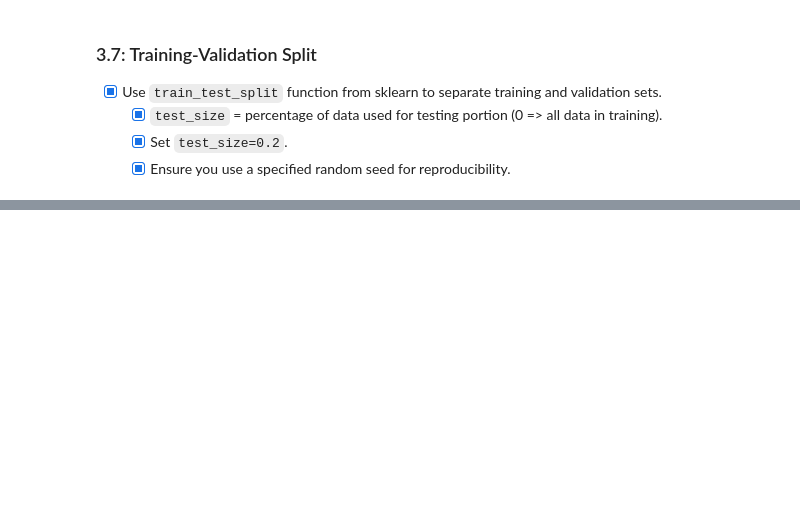
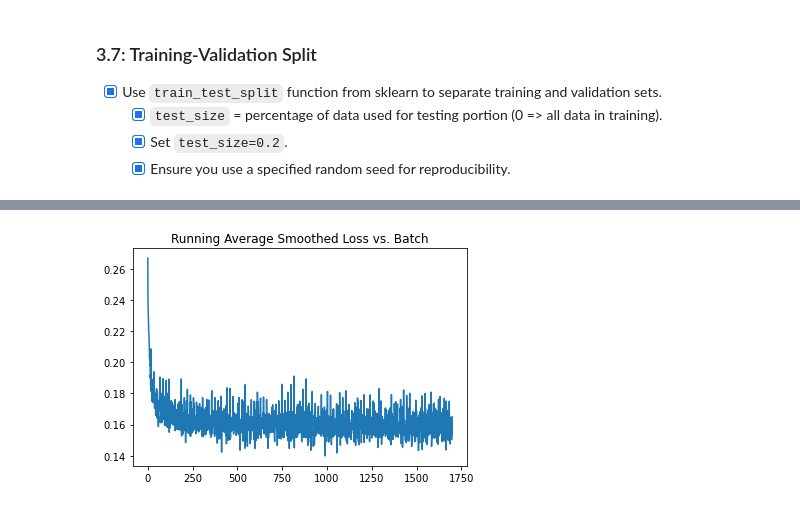
Before and after one commit to amanb2000/Machine_Intelligence_Intro, a Jupyter notebook: 03/assignment3.ipynb, the cells around one changed output, grey strips where cells are left out. Drawn from its saved outputs; the diff is of its cells as text; code cells hidden in the pictures; blank space fills up the shorter version.

Commit message:
Complete generating model, next: hyperparameter tuning and experiment automation

```diff
--- a/03/assignment3.ipynb
+++ b/03/assignment3.ipynb
@@ -292,0 +366,28 @@ Stochastic gradient descent: Selects random subset of data of fixed size (`mini-
+# %%
+def load_model(lr):
+
+    model = MLP()
+    loss_function = torch.nn.MSELoss()
+    optimizer = torch.optim.SGD(model.parameters(), lr=lr)
+
+    return model, loss_function, optimizer
+# %%
+def get_accuracy(outputs, labels):
+    rounded = np.round(outputs.squeeze().detach().numpy())
+    diffs = rounded-labels.detach().numpy()
+    abs_diffs = np.absolute(diffs)
+    num_wrong = np.sum(abs_diffs)
+    accuracy = (len(outputs)-num_wrong)/len(outputs)
+    return accuracy
+# %%
+def evaluate(model, dataset):
+    outputs = model(torch.from_numpy(dataset.X).float())
+    labels = dataset.y
+
+    rounded = np.round(outputs.squeeze().detach().numpy())
+    diffs = rounded-labels
+    abs_diffs = np.absolute(diffs)
+    num_wrong = np.sum(abs_diffs)
+    accuracy = (len(outputs)-num_wrong)/len(outputs)
+
+    return accuracy
@@ -292,0 +410,3 @@ Stochastic gradient descent: Selects random subset of data of fixed size (`mini-
+# %%
+model, loss_fnc, optimizer = load_model(0.1)
+train_loader, test_loader = load_data(batch_size=100)
@@ -292,0 +456,6 @@ Stochastic gradient descent: Selects random subset of data of fixed size (`mini-
+# %%
+plt.plot(smooth_loss)
+plt.title('Running Average Smoothed Loss vs. Batch')
+plt.show()
+# %% [output]
+[figure, added]
```
Also changed, not shown: parts of 16 cells of this notebook.
